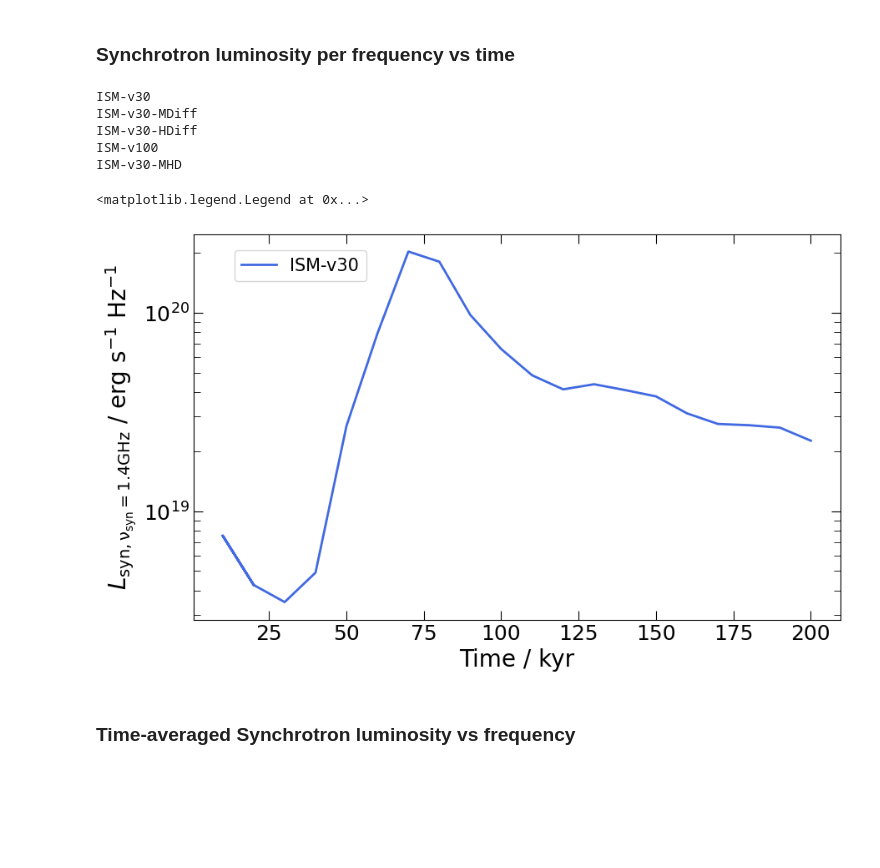
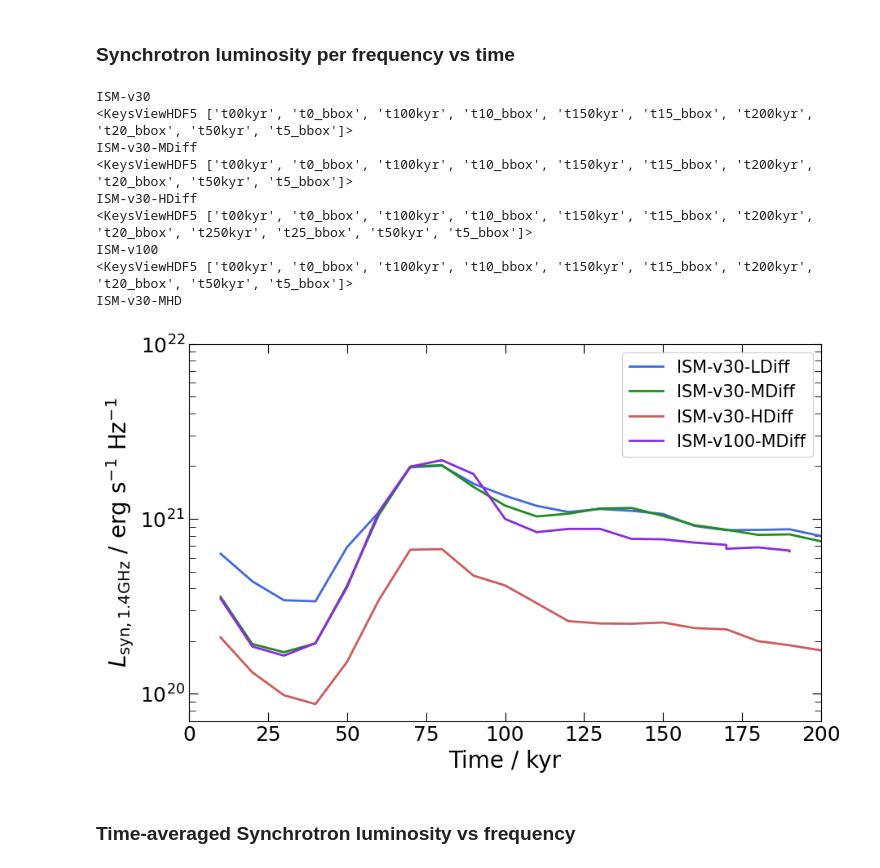
Before and after one commit to kwat0308/crbowshock_analysis_tools, a Jupyter notebook: calculate_CR_properties/plot_results/plot_luminosities.ipynb, the cells around one changed output. Cells and saved outputs as stored; diff of their text form; code cells hidden in the pictures; blank space fills up the shorter version.

```diff
--- a/calculate_CR_properties/plot_results/plot_luminosities.ipynb
+++ b/calculate_CR_properties/plot_results/plot_luminosities.ipynb
@@ -139,13 +139,6 @@ fig_tseries.savefig(
 [figure]
 # %% [markdown]
 ### Synchrotron luminosity per frequency vs time
-# %%
-# write data to h5py file
-with h5py.File(f"{data_dir}/emission_data_synch.h5", "r") as pf:
-    times = pf["ISM-v30"]["times"][()]
-    synch_freq_grid = pf["ISM-v30"]["synch_freq"][()] * u.GHz
-
-    synch_lum = pf["ISM-v30"]["synch_lum"][()] * (u.erg / u.s / u.Hz)
 # %%
 fig_tseries, ax_tseries = plt.subplots(figsize=(10, 6))
 
@@ -153,13 +146,12 @@ synch_freq = 1.4 * u.GHz  # choice of synchrotron frequency
 
 for i, sim_name in enumerate(list(bowshock_config.keys())):
     print(sim_name)
-    if sim_name != "ISM-v30":
-        continue
     if sim_name == "ISM-v30-MHD" or sim_name == "ISM-v60":
         continue
 
     # write data to h5py file
     with h5py.File(f"{data_dir}/emission_data_synch.h5", "r") as pf:
+        print(pf[sim_name]["slices"].keys())
         times = pf[sim_name]["times"][()]
         synch_freq_grid = pf[sim_name]["synch_freq"][()] * u.GHz
 
@@ -172,52 +164,55 @@ for i, sim_name in enumerate(list(bowshock_config.keys())):
     synch_lum = synch_lum[synch_lum > 0]
 
     ax_tseries.semilogy(
-        times, synch_lum, color=bowshock_config[sim_name]["color"], label=sim_name, lw=2.0
+        times, synch_lum, color=bowshock_config[sim_name]["color"], label=bowshock_config[sim_name]["label"], lw=2.0
     )
 
 ax_tseries.set_xlabel("Time / kyr", fontsize=20)
 ax_tseries.set_ylabel(
-    rf"$L_\mathrm{{syn, \nu_\mathrm{{syn}} = {synch_freq:.1f}}}$ / erg s$^{{-1}}$ Hz$^{{-1}}$", fontsize=20
+    rf"$L_\mathrm{{syn, {synch_freq:.1f}}}$ / erg s$^{{-1}}$ Hz$^{{-1}}$", fontsize=20
 )
 
 # ylimits
-# ax_tseries.set_xlim(xmin=0, xmax=160)
-# ax_tseries.set_ylim(ymin=1e19, ymax=1e21)
+ax_tseries.set_xlim(xmin=0, xmax=200)
+ax_tseries.set_ylim(ymin=7e19, ymax=1e22)
 
 # ticks
 ax_tseries.tick_params(
     axis="both",
     direction="in",
     which="major",
     size=8,
     labelsize=18,
     right=True,
     top=True,
 )
 ax_tseries.tick_params(
     axis="both",
     direction="in",
     which="minor",
     size=6,
     labelsize=16,
     right=True,
     top=True,
 )
 
-ax_tseries.legend(prop={"size": 15}, loc="upper left", bbox_to_anchor=[0.05, 0.98])
+ax_tseries.legend(prop={"size": 15}, loc="upper right")
 
 # save
-# fig_tseries.savefig(
-#     f"{fig_dir}/synch/synch_lum_timeseries.pdf", bbox_inches="tight", dpi=300
-# )
+fig_tseries.savefig(
+    f"{fig_dir}/synch/synch_lum_timeseries.pdf", bbox_inches="tight", dpi=300
+)
 # %% [output]
 ISM-v30
+<KeysViewHDF5 ['t00kyr', 't0_bbox', 't100kyr', 't10_bbox', 't150kyr', 't15_bbox', 't200kyr', 't20_bbox', 't50kyr', 't5_bbox']>
 ISM-v30-MDiff
+<KeysViewHDF5 ['t00kyr', 't0_bbox', 't100kyr', 't10_bbox', 't150kyr', 't15_bbox', 't200kyr', 't20_bbox', 't50kyr', 't5_bbox']>
 ISM-v30-HDiff
+<KeysViewHDF5 ['t00kyr', 't0_bbox', 't100kyr', 't10_bbox', 't150kyr', 't15_bbox', 't200kyr', 't20_bbox', 't250kyr', 't25_bbox', 't50kyr', 't5_bbox']>
 ISM-v100
+<KeysViewHDF5 ['t00kyr', 't0_bbox', 't100kyr', 't10_bbox', 't150kyr', 't15_bbox', 't200kyr', 't20_bbox', 't50kyr', 't5_bbox']>
 ISM-v30-MHD
-<matplotlib.legend.Legend at 0x...>
-[figure, old version]
+[figure, new version]
 # %% [markdown]
 ### Time-averaged Synchrotron luminosity vs frequency
 # %%
```
Also changed, not shown: parts of 1 cell of this notebook, 12 other files.
